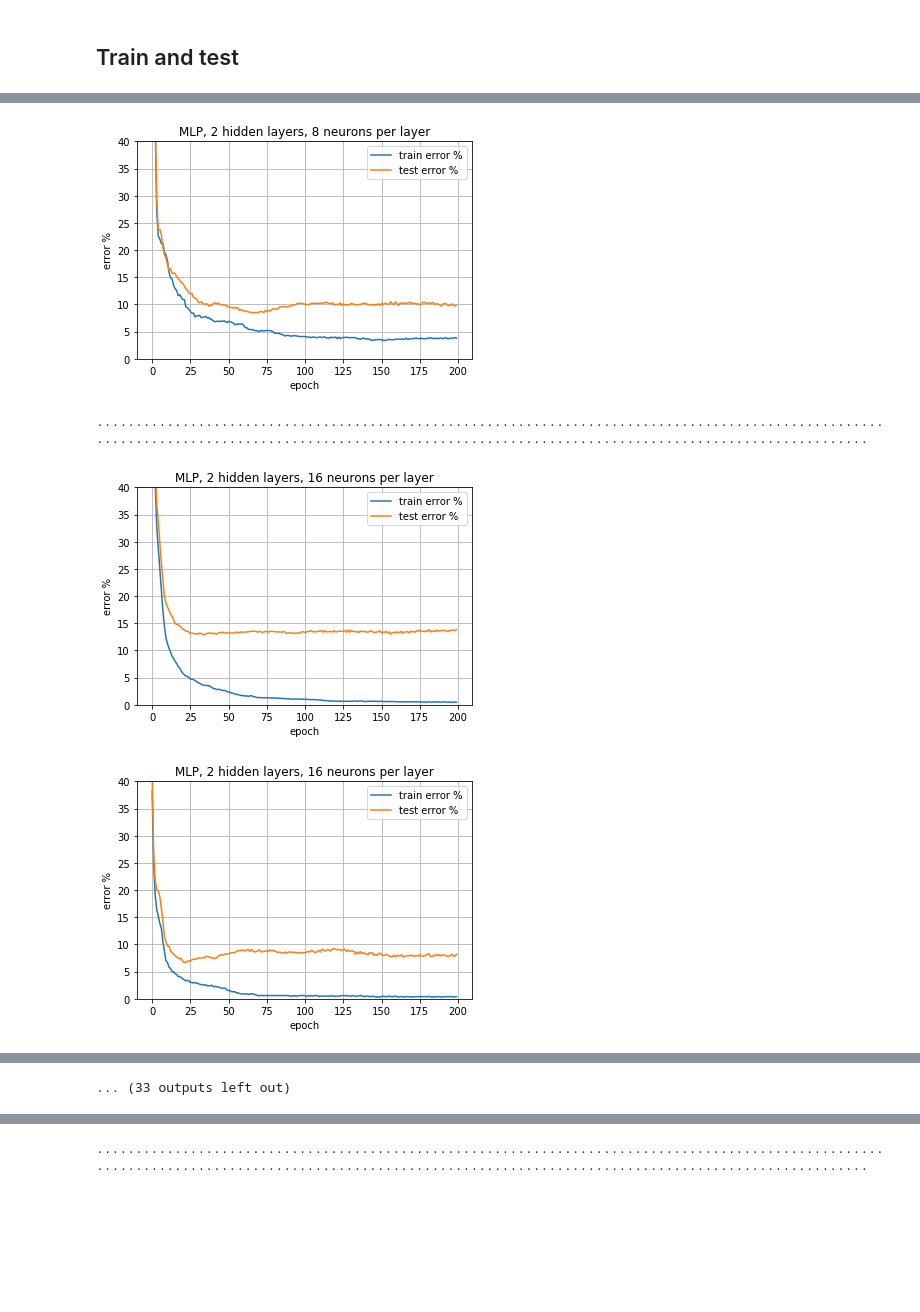
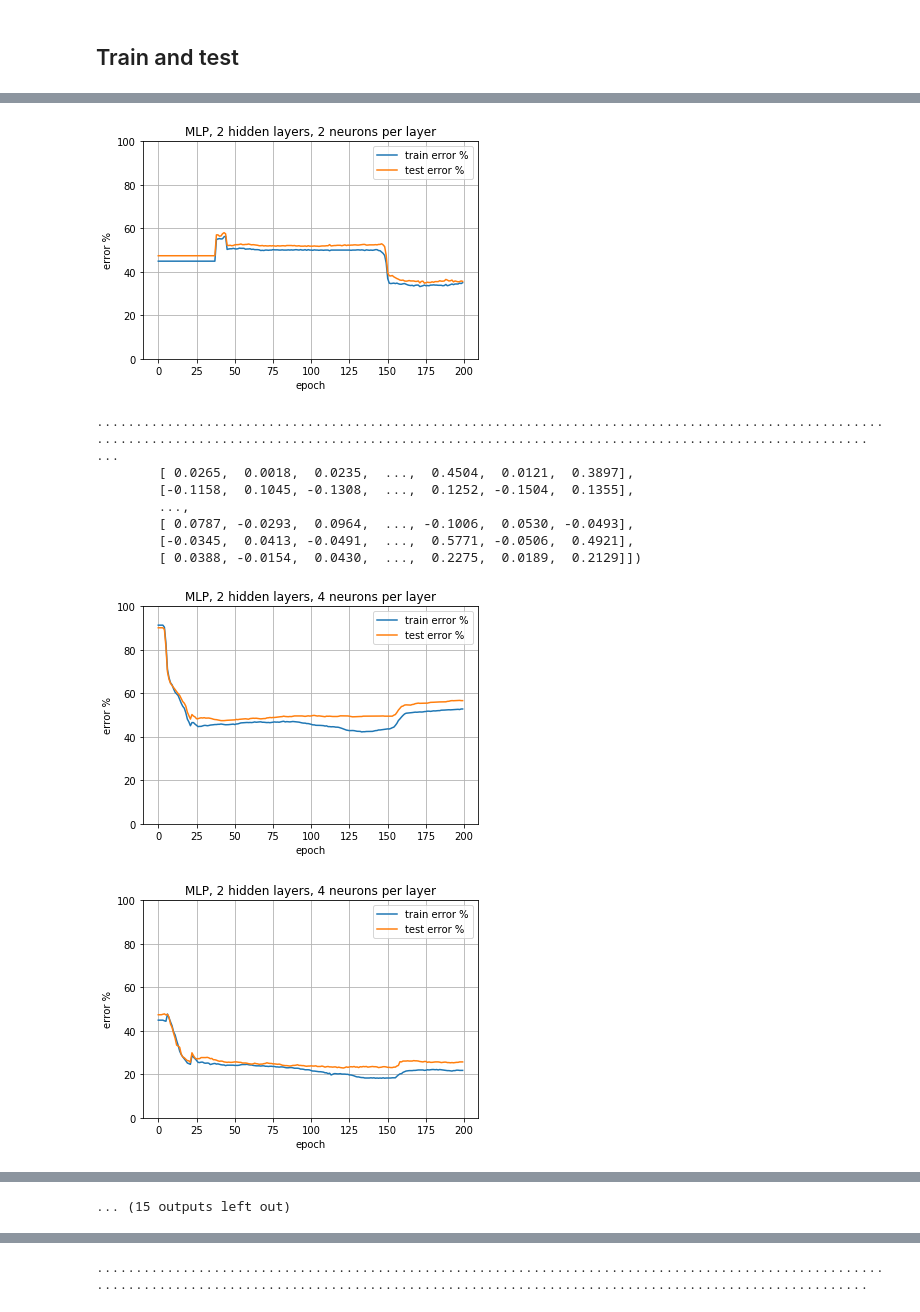
Before and after one commit to Didi-26/DeepLearningProjects, a Jupyter notebook: Proj1/Didier/train2ndmethod.ipynb, the cells around one changed output, grey strips where cells are left out. Cells and saved outputs as stored; diff of their text form; code cells hidden in the pictures; blank space fills up the shorter version.

```diff
--- a/Proj1/Didier/train2ndmethod.ipynb
+++ b/Proj1/Didier/train2ndmethod.ipynb
@@ -88,9 +92,11 @@ class MLP(nn.Module):
         # (N, h) -> (N, h) -> ... -> (N, h)
         hidden_layers = []
         for l in range(L):
-            hidden_layers.append(nn.ReLU())
+            hidden_layers.append(nn.LeakyReLU())
+            #hidden_layers.append(nn.Dropout(0.5))
             hidden_layers.append(nn.Linear(h,h))
-        hidden_layers.append(nn.ReLU())
+        hidden_layers.append(nn.LeakyReLU())
+
         self.hidden_layers = nn.Sequential(*hidden_layers)
         # (N, h) -> (N, 10)
         self.out_layer = nn.Linear(h, 10)
@@ -122,7 +128,7 @@ class Net(nn.Module):
 
 class LeNet5Like(nn.Module):
 
-    """ Modified LeNet5 (adapted to have 14*14 inputs & ouptut size 2) """
+    """ Modified LeNet5 (adapted to have 14*14 inputs & ouptut size 10) """
 
     def __init__(self, dropout=False):
         super(LeNet5Like, self).__init__()
@@ -244,7 +250,7 @@ class ResNet(nn.Module):
         self.resblocks = nn.Sequential(
             # A bit of fancy Python
             *(ResBlock(nb_channels, kernel_size) for _ in range(nb_blocks)))
-        self.avg = nn.AvgPool2d(kernel_size = 28)
+        self.avg = nn.AvgPool2d(kernel_size = 14)
         self.fc = nn.Linear(nb_channels, 10)
     def forward(self, x):
         x = F.relu(self.conv0(x))
@@ -293,6 +299,7 @@ def train(model, train_input, train_target, test_input, test_target,test_target_
             output = model(train_input.narrow(0, b, batch_size))
             train_target_batch = train_target.narrow(0, b, batch_size)
             loss = criterion(output, train_target_batch)
+            #print(loss.item())
             optimizer.zero_grad()
             loss.backward()
             optimizer.step()
@@ -305,6 +312,8 @@ def train(model, train_input, train_target, test_input, test_target,test_target_
             train_errors_final.append(compute_errors_final(output_train,train_target_final))
             # Compute test error
             output_test = model(test_input)
+            if (e == 199):
+                print(output_test)
             test_errors.append(compute_errors(output_test, test_target))
             # Compute the test smaller/bigger prediction
             test_errors_final.append(compute_errors_final(output_test,test_target_final))
@@ -355,7 +378,7 @@ def train2(model, train_input, train_target, test_input, test_target,test_target
 
     return train_errors, test_errors, train_errors_final,test_errors_final
 # %%
-def plot_errors(train_errors, test_errors, title,ylim = 40):
+def plot_errors(train_errors, test_errors, title,ylim = 100):
     plt.title(title)
     plt.xlabel('epoch')
     plt.ylabel('error %')
@@ -367,8 +390,8 @@ def plot_errors(train_errors, test_errors, title,ylim = 40):
     plt.show()
 # %%
 # MLP Models
-for L in [2, 4, 8, 16, 32] :
-    for h in [8, 16, 32] :
+for L in [2, 4, 8] :
+    for h in [2, 4, 8] :
         model = MLP(L, h)
         train_errors, test_errors, train_errors_final, test_errors_final = train(model, train_input, train_target, test_input, test_target, test_target_final)
         plot_errors(train_errors, test_errors, 'MLP, {} hidden layers, {} neurons per layer'.format(L,h))
@@ -380,4 +409,10 @@ for L in [2, 4, 8, 16, 32] :
-[figure, old version]
+[figure, new version]
-........................................................................................................................................................................................................
+........................................................................................................................................................................................................ ...
+        [ 0.0265,  0.0018,  0.0235,  ...,  0.4504,  0.0121,  0.3897],
+        [-0.1158,  0.1045, -0.1308,  ...,  0.1252, -0.1504,  0.1355],
+        ...,
+        [ 0.0787, -0.0293,  0.0964,  ..., -0.1006,  0.0530, -0.0493],
+        [-0.0345,  0.0413, -0.0491,  ...,  0.5771, -0.0506,  0.4921],
+        [ 0.0388, -0.0154,  0.0430,  ...,  0.2275,  0.0189,  0.2129]])
-[figure, old version]
+[figure, new version]
-[figure, old version]
+[figure, new version]
@@ -390,4 +443,4 @@ for L in [2, 4, 8, 16, 32] :
-... (33 outputs left out)
+... (15 outputs left out)
 # %%
 # Reshape the datas
 train_input = train_input.reshape((2*N,1,14,14))
```
Also changed, not shown: parts of 10 cells of this notebook, 1 other file.
